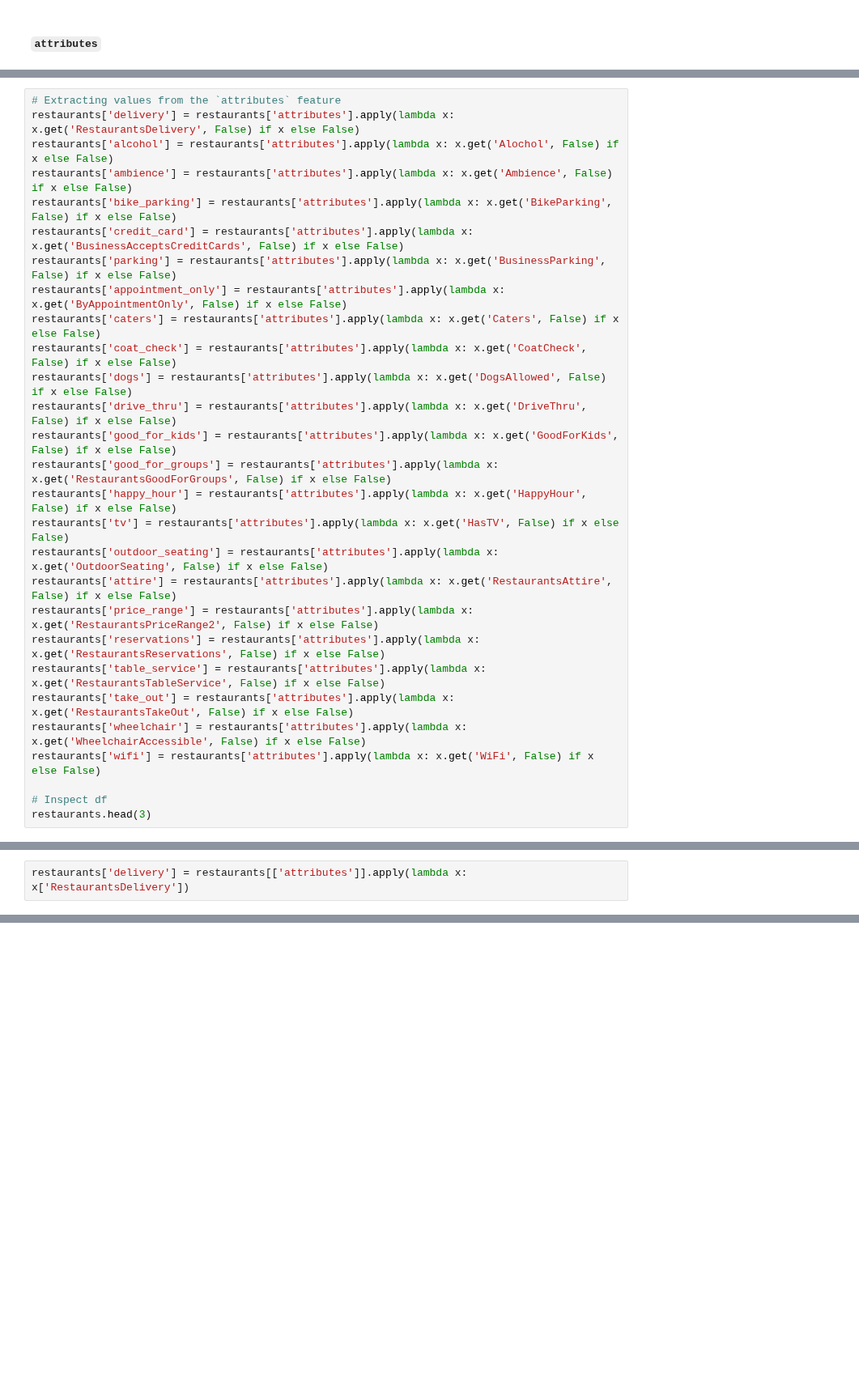
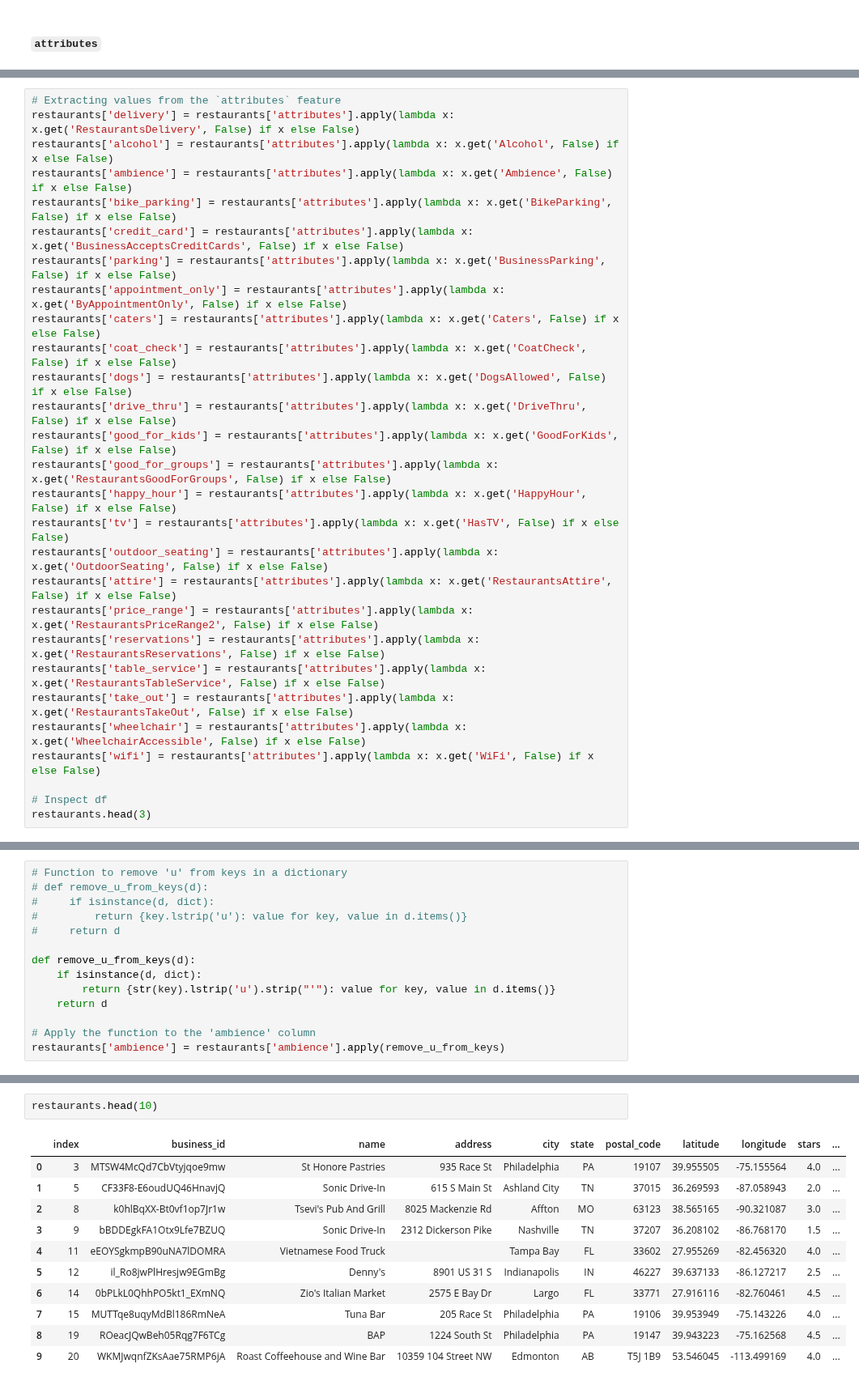
Before and after one commit to Dimasaur/scorecast, a Jupyter notebook: eda/quentin_business_eda.ipynb, the cells around one changed output, grey strips where cells are left out. Shown at 81% size. Drawn from its saved outputs; the diff is of its cells as text; blank space fills up the shorter version.

```diff
--- a/eda/quentin_business_eda.ipynb
+++ b/eda/quentin_business_eda.ipynb
@@ -279,7 +276,7 @@ sorted(restaurants[['attributes']].iloc[1,0].keys())
 # %%
 # Extracting values from the `attributes` feature
 restaurants['delivery'] = restaurants['attributes'].apply(lambda x: x.get('RestaurantsDelivery', False) if x else False)
-restaurants['alcohol'] = restaurants['attributes'].apply(lambda x: x.get('Alochol', False) if x else False)
+restaurants['alcohol'] = restaurants['attributes'].apply(lambda x: x.get('Alcohol', False) if x else False)
 restaurants['ambience'] = restaurants['attributes'].apply(lambda x: x.get('Ambience', False) if x else False)
 restaurants['bike_parking'] = restaurants['attributes'].apply(lambda x: x.get('BikeParking', False) if x else False)
 restaurants['credit_card'] = restaurants['attributes'].apply(lambda x: x.get('BusinessAcceptsCreditCards', False) if x else False)
@@ -333,2 +326,0 @@ restaurants.head()['attributes'][2]['Alcohol']
-# %%
-restaurants['delivery'] = restaurants[['attributes']].apply(lambda x: x['RestaurantsDelivery'])
@@ -334,0 +333,14 @@ restaurants['delivery'] = restaurants[['attributes']].apply(lambda x: x['Restaur
+# %%
+# Function to remove 'u' from keys in a dictionary
+# def remove_u_from_keys(d):
+#     if isinstance(d, dict):
+#         return {key.lstrip('u'): value for key, value in d.items()}
+#     return d
+
+def remove_u_from_keys(d):
+    if isinstance(d, dict):
+        return {str(key).lstrip('u').strip("'"): value for key, value in d.items()}
+    return d
+
+# Apply the function to the 'ambience' column
+restaurants['ambience'] = restaurants['ambience'].apply(remove_u_from_keys)
@@ -338,0 +368,14 @@ restaurants['delivery'] = restaurants[['attributes']].apply(lambda x: x['Restaur
+# %%
+restaurants.head(10)
+# %% [output]
+|  | index | business_id | name | address | city | state | postal_code | latitude | longitude | stars | ... |
+| 0 | 3 | MTSW4McQd7CbVtyjqoe9mw | St Honore Pastries | 935 Race St | Philadelphia | PA | 19107 | 39.955505 | -75.155564 | 4.0 | ... |
+| 1 | 5 | CF33F8-E6oudUQ46HnavjQ | Sonic Drive-In | 615 S Main St | Ashland City | TN | 37015 | 36.269593 | -87.058943 | 2.0 | ... |
+| 2 | 8 | k0hlBqXX-Bt0vf1op7Jr1w | Tsevi's Pub And Grill | 8025 Mackenzie Rd | Affton | MO | 63123 | 38.565165 | -90.321087 | 3.0 | ... |
+| 3 | 9 | bBDDEgkFA1Otx9Lfe7BZUQ | Sonic Drive-In | 2312 Dickerson Pike | Nashville | TN | 37207 | 36.208102 | -86.768170 | 1.5 | ... |
+| 4 | 11 | eEOYSgkmpB90uNA7lDOMRA | Vietnamese Food Truck |  | Tampa Bay | FL | 33602 | 27.955269 | -82.456320 | 4.0 | ... |
+| 5 | 12 | il_Ro8jwPlHresjw9EGmBg | Denny's | 8901 US 31 S | Indianapolis | IN | 46227 | 39.637133 | -86.127217 | 2.5 | ... |
+| 6 | 14 | 0bPLkL0QhhPO5kt1_EXmNQ | Zio's Italian Market | 2575 E Bay Dr | Largo | FL | 33771 | 27.916116 | -82.760461 | 4.5 | ... |
+| 7 | 15 | MUTTqe8uqyMdBl186RmNeA | Tuna Bar | 205 Race St | Philadelphia | PA | 19106 | 39.953949 | -75.143226 | 4.0 | ... |
+| 8 | 19 | ROeacJQwBeh05Rqg7F6TCg | BAP | 1224 South St | Philadelphia | PA | 19147 | 39.943223 | -75.162568 | 4.5 | ... |
+| 9 | 20 | WKMJwqnfZKsAae75RMP6jA | Roast Coffeehouse and Wine Bar | 10359 104 Street NW | Edmonton | AB | T5J 1B9 | 53.546045 | -113.499169 | 4.0 | ... |
```
Also changed, not shown: parts of 16 cells of this notebook.
